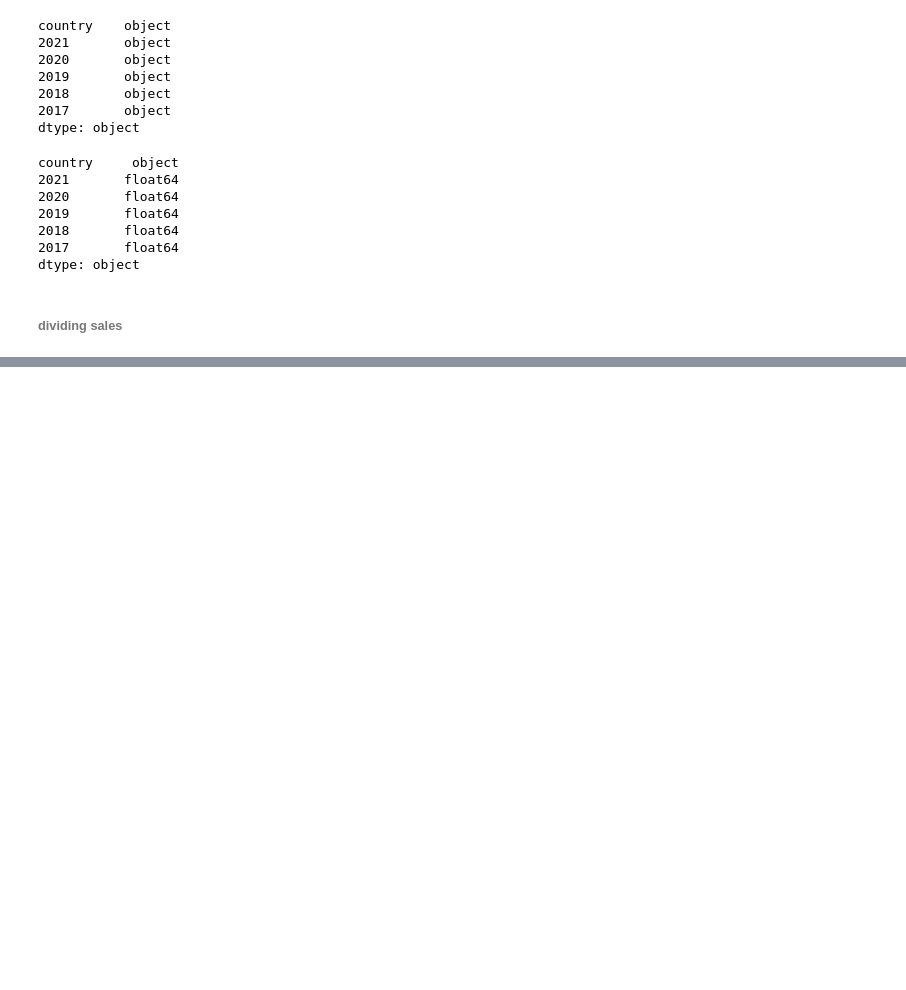
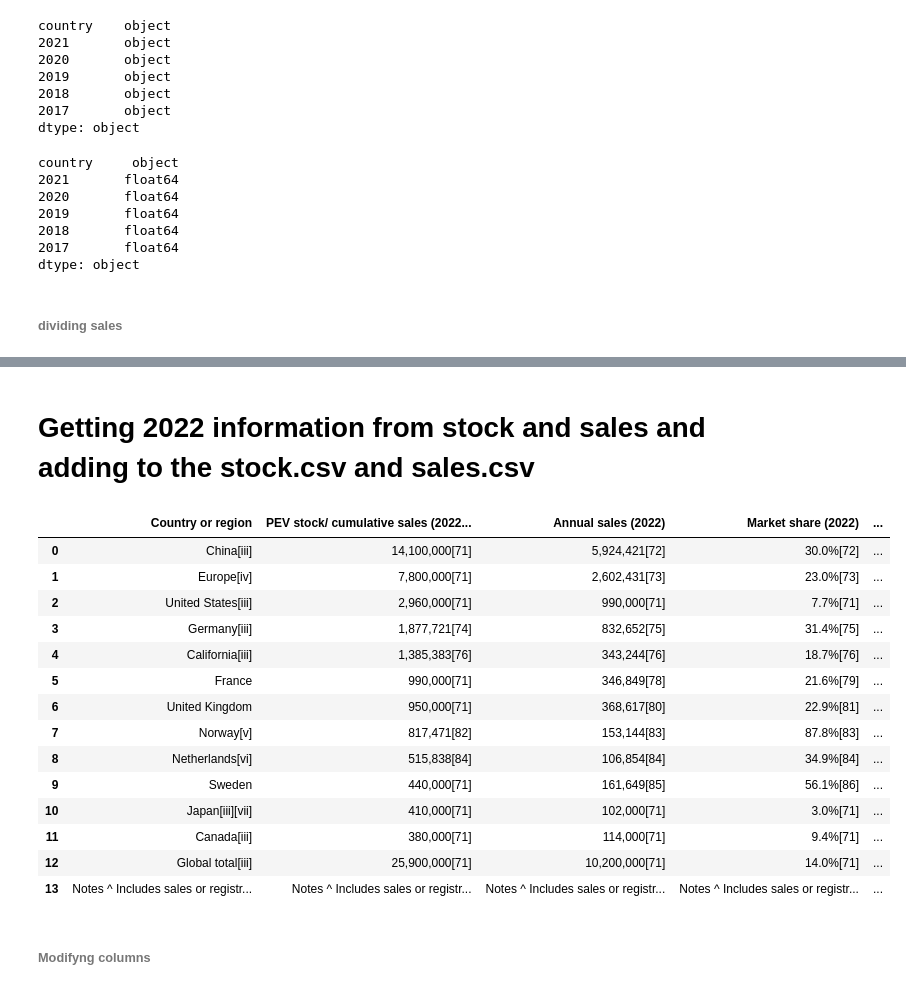
Before and after one commit to Estherkii/EV-Market-Dynamics, a Jupyter notebook: src/cleaning.ipynb, the cells around one changed output, grey strips where cells are left out. Cells and saved outputs as stored; diff of their text form; code cells hidden in the pictures; blank space fills up the shorter version.

```diff
--- a/src/cleaning.ipynb
+++ b/src/cleaning.ipynb
@@ -673,0 +636,23 @@ ev_stock.to_csv(csv_file_path, index=False)
+# %% [markdown]
+# Getting 2022 information from stock and sales and adding to the stock.csv and sales.csv
+# %%
+ev_sales22 = pd.read_csv(r"C:\Users\photo\Desktop\Ironhack\projects\EV-Market-Dynamics\data\scraping\wikipedia_ev_sales22_scraping.csv", encoding='latin1')
+ev_sales22
+# %% [output]
+|  | Country or region | PEV stock/ cumulative sales (2022... | Annual sales (2022) | Market share (2022) | ... |
+| 0 | China[iii] | 14,100,000[71] | 5,924,421[72] | 30.0%[72] | ... |
+| 1 | Europe[iv] | 7,800,000[71] | 2,602,431[73] | 23.0%[73] | ... |
+| 2 | United States[iii] | 2,960,000[71] | 990,000[71] | 7.7%[71] | ... |
+| 3 | Germany[iii] | 1,877,721[74] | 832,652[75] | 31.4%[75] | ... |
+| 4 | California[iii] | 1,385,383[76] | 343,244[76] | 18.7%[76] | ... |
+| 5 | France | 990,000[71] | 346,849[78] | 21.6%[79] | ... |
+| 6 | United Kingdom | 950,000[71] | 368,617[80] | 22.9%[81] | ... |
+| 7 | Norway[v] | 817,471[82] | 153,144[83] | 87.8%[83] | ... |
+| 8 | Netherlands[vi] | 515,838[84] | 106,854[84] | 34.9%[84] | ... |
+| 9 | Sweden | 440,000[71] | 161,649[85] | 56.1%[86] | ... |
+| 10 | Japan[iii][vii] | 410,000[71] | 102,000[71] | 3.0%[71] | ... |
+| 11 | Canada[iii] | 380,000[71] | 114,000[71] | 9.4%[71] | ... |
+| 12 | Global total[iii] | 25,900,000[71] | 10,200,000[71] | 14.0%[71] | ... |
+| 13 | Notes ^ Includes sales or registr... | Notes ^ Includes sales or registr... | Notes ^ Includes sales or registr... | Notes ^ Includes sales or registr... | ... |
+# %% [markdown]
+###### Modifyng columns
```
Also changed, not shown: parts of 27 cells of this notebook, 4 other files.
